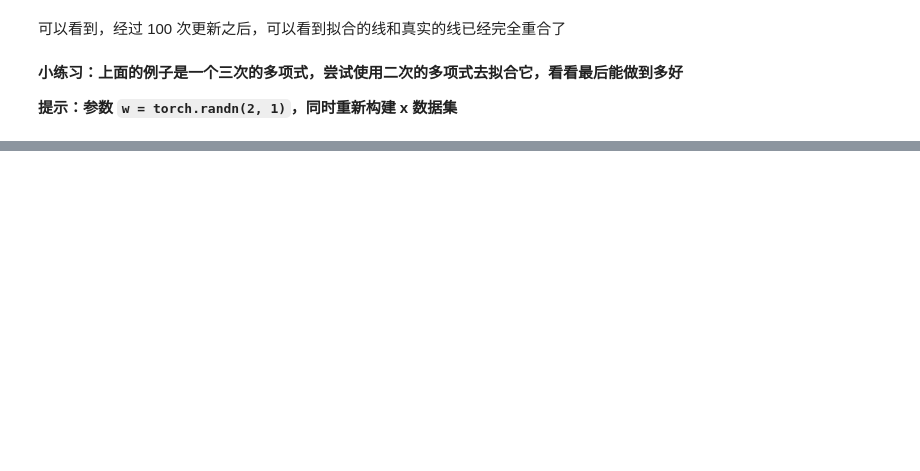
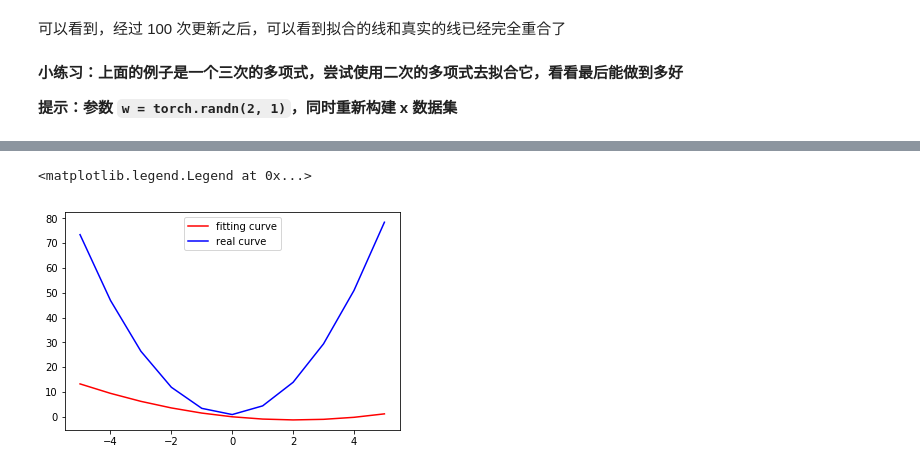
Before and after one commit to HBU/DL_NLP, a Jupyter notebook: code-of-learn-deep-learning-with-pytorch-master/chapter03_NN/1 linear-regression-gradient-descend.ipynb, the cells around one changed output, grey strips where cells are left out. Drawn from its saved outputs; the diff is of its cells as text; code cells hidden in the pictures; blank space fills up the shorter version.

```diff
--- a/code-of-learn-deep-learning-with-pytorch-master/chapter03_NN/1 linear-regression-gradient-descend.ipynb
+++ b/code-of-learn-deep-learning-with-pytorch-master/chapter03_NN/1 linear-regression-gradient-descend.ipynb
@@ -376,0 +381,26 @@ plt.legend()
+# %%
+# 构建数据 x 和 y
+# x 是一个如下矩阵 [x, x^2, x^3]
+# y 是函数的结果 [y]
+
+x_train = np.stack([x_sample ** i for i in range(1, 3)], axis=1)
+x_train = torch.from_numpy(x_train).float() # 转换成 float tensor
+
+y_train = torch.from_numpy(y_sample).float().unsqueeze(1) # 转化成 float tensor
+# %%
+# 定义参数和模型
+w = torch.randn(2, 1, requires_grad=True)
+b = torch.zeros(1, requires_grad=True)
+
+def multi_linear(x):
+    return torch.mm(x, w) + b
+# %%
+# 画出更新之前的模型
+y_pred = multi_linear(x_train)
+
+plt.plot(x_train.data.numpy()[:, 0], y_pred.data.numpy(), label='fitting curve', color='r')
+plt.plot(x_train.data.numpy()[:, 0], y_sample, label='real curve', color='b')
+plt.legend()
+# %% [output]
+<matplotlib.legend.Legend at 0x...>
+[figure, added]
```
Also changed, not shown: parts of 20 cells of this notebook, 1 other file.
